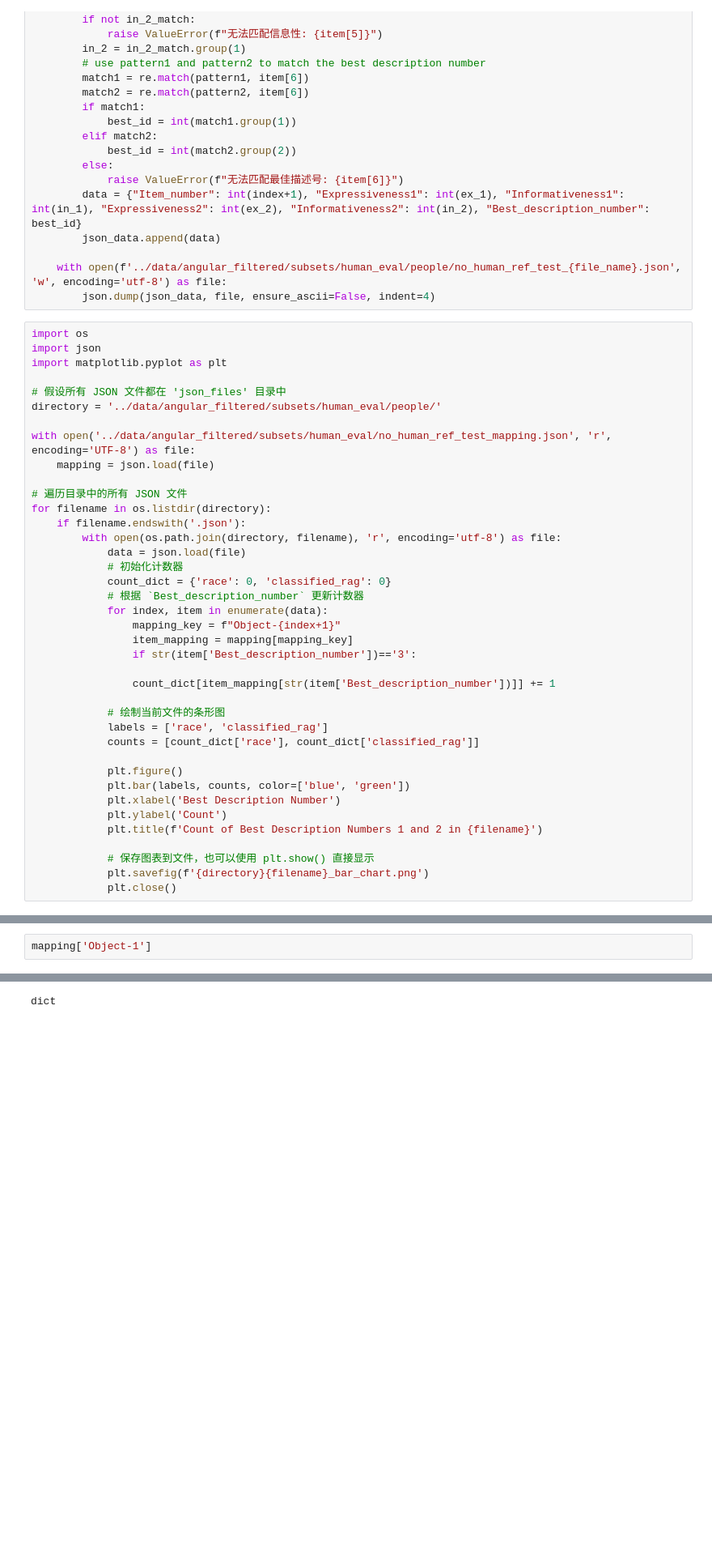
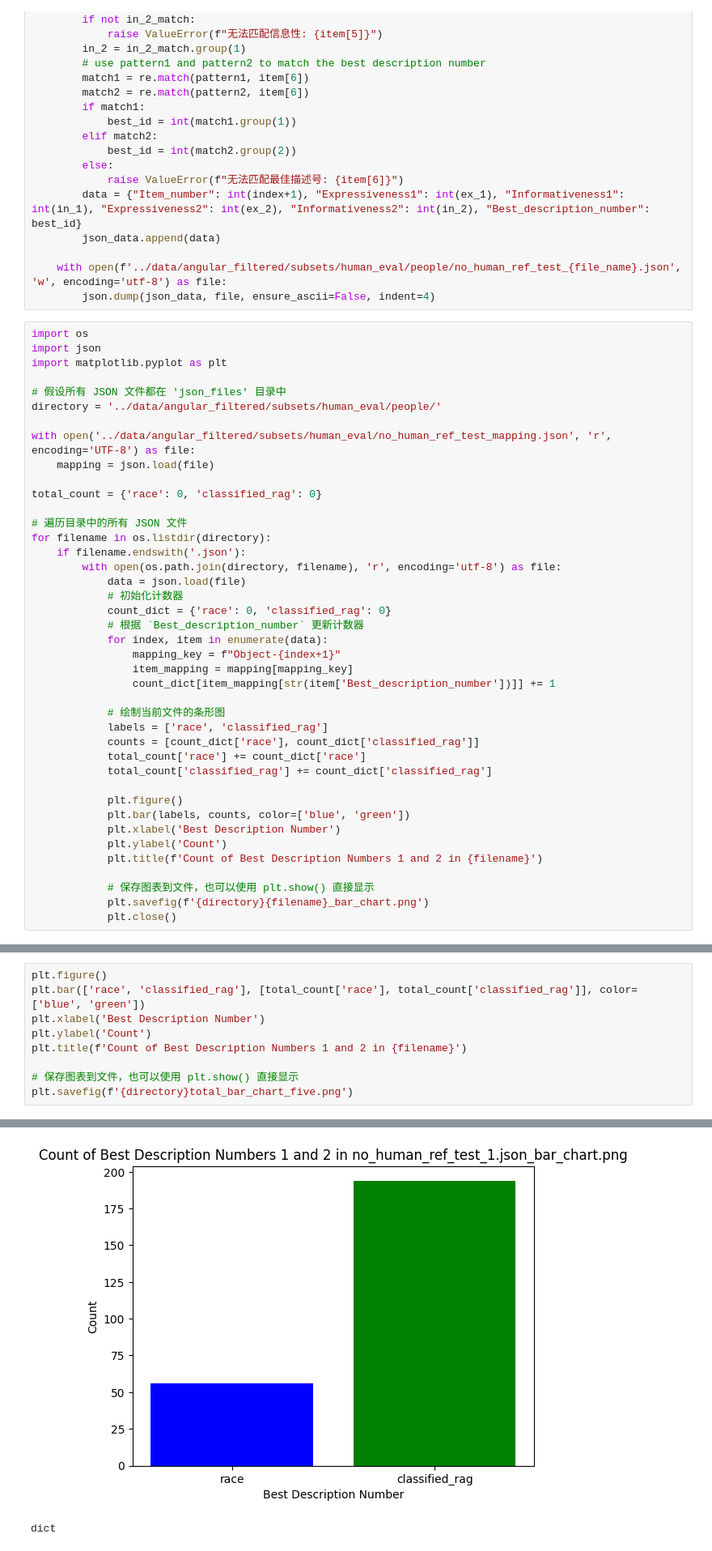
Before and after one commit to tyfann/llm4commit, a Jupyter notebook: RQ/RQ3.ipynb, the cells around one changed output, grey strips where cells are left out. Shown at 81% size. Saved outputs shown, nothing was run; the diff lists cells and outputs as text; blank space fills up the shorter version.

```diff
--- a/RQ/RQ3.ipynb
+++ b/RQ/RQ3.ipynb
@@ -274,6 +274,8 @@ directory = '../data/angular_filtered/subsets/human_eval/people/'
 
 with open('../data/angular_filtered/subsets/human_eval/no_human_ref_test_mapping.json', 'r', encoding='UTF-8') as file:
     mapping = json.load(file)
+
+total_count = {'race': 0, 'classified_rag': 0}
 
 # 遍历目录中的所有 JSON 文件
 for filename in os.listdir(directory):
@@ -286,13 +288,13 @@ for filename in os.listdir(directory):
             for index, item in enumerate(data):
                 mapping_key = f"Object-{index+1}"
                 item_mapping = mapping[mapping_key]
-                if str(item['Best_description_number'])=='3':
-
                 count_dict[item_mapping[str(item['Best_description_number'])]] += 1
 
             # 绘制当前文件的条形图
             labels = ['race', 'classified_rag']
             counts = [count_dict['race'], count_dict['classified_rag']]
+            total_count['race'] += count_dict['race']
+            total_count['classified_rag'] += count_dict['classified_rag']
 
             plt.figure()
             plt.bar(labels, counts, color=['blue', 'green'])
@@ -308,3 +308,10 @@ KeyError: '3'
 # %%
-mapping['Object-1']
+plt.figure()
+plt.bar(['race', 'classified_rag'], [total_count['race'], total_count['classified_rag']], color=['blue', 'green'])
+plt.xlabel('Best Description Number')
+plt.ylabel('Count')
+plt.title(f'Count of Best Description Numbers 1 and 2 in {filename}')
+
+# 保存图表到文件，也可以使用 plt.show() 直接显示
+plt.savefig(f'{directory}total_bar_chart_five.png')
 # %% [output]
@@ -312,3 +318,4 @@ mapping['Object-1']
+[figure, added]
 # %%
 # %% [output]
 dict
```
Also changed, not shown: parts of 2 cells of this notebook, 5 other files.
